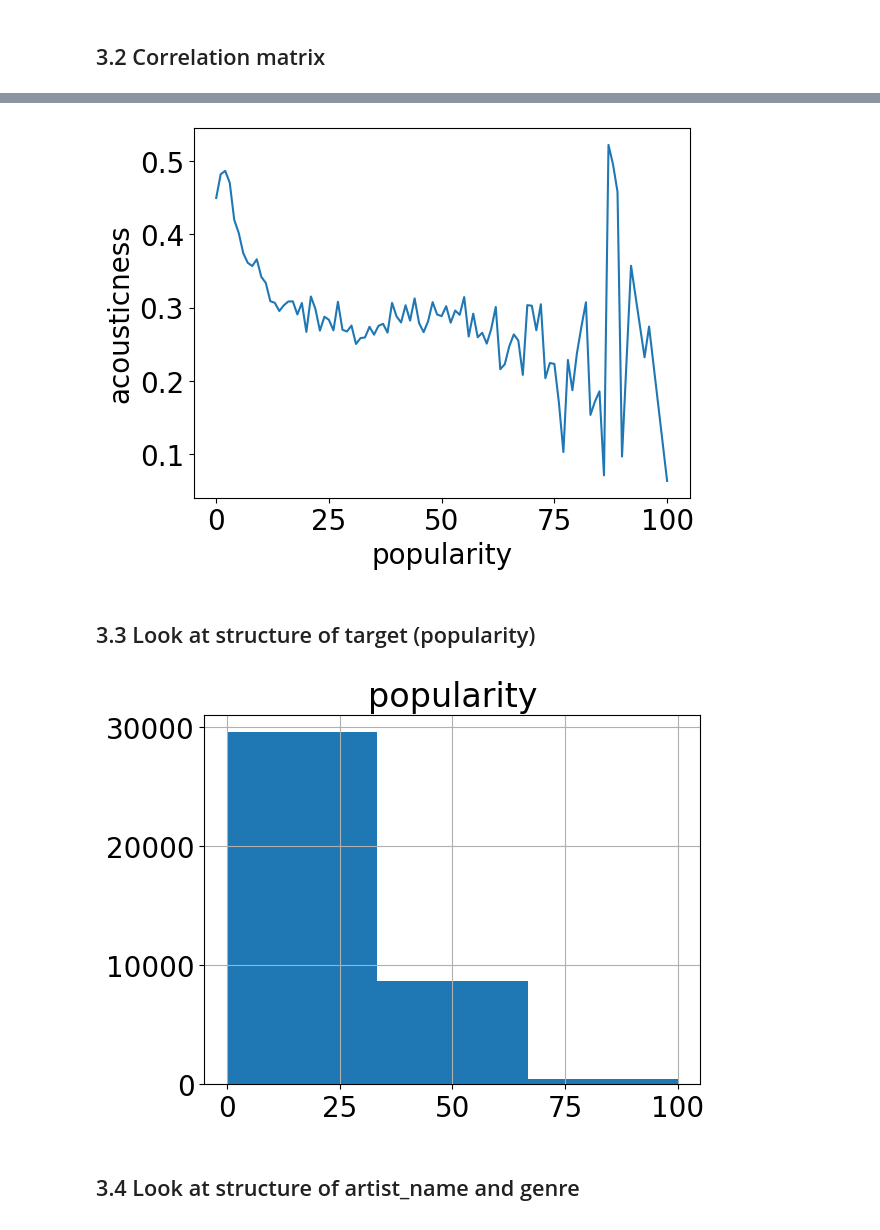
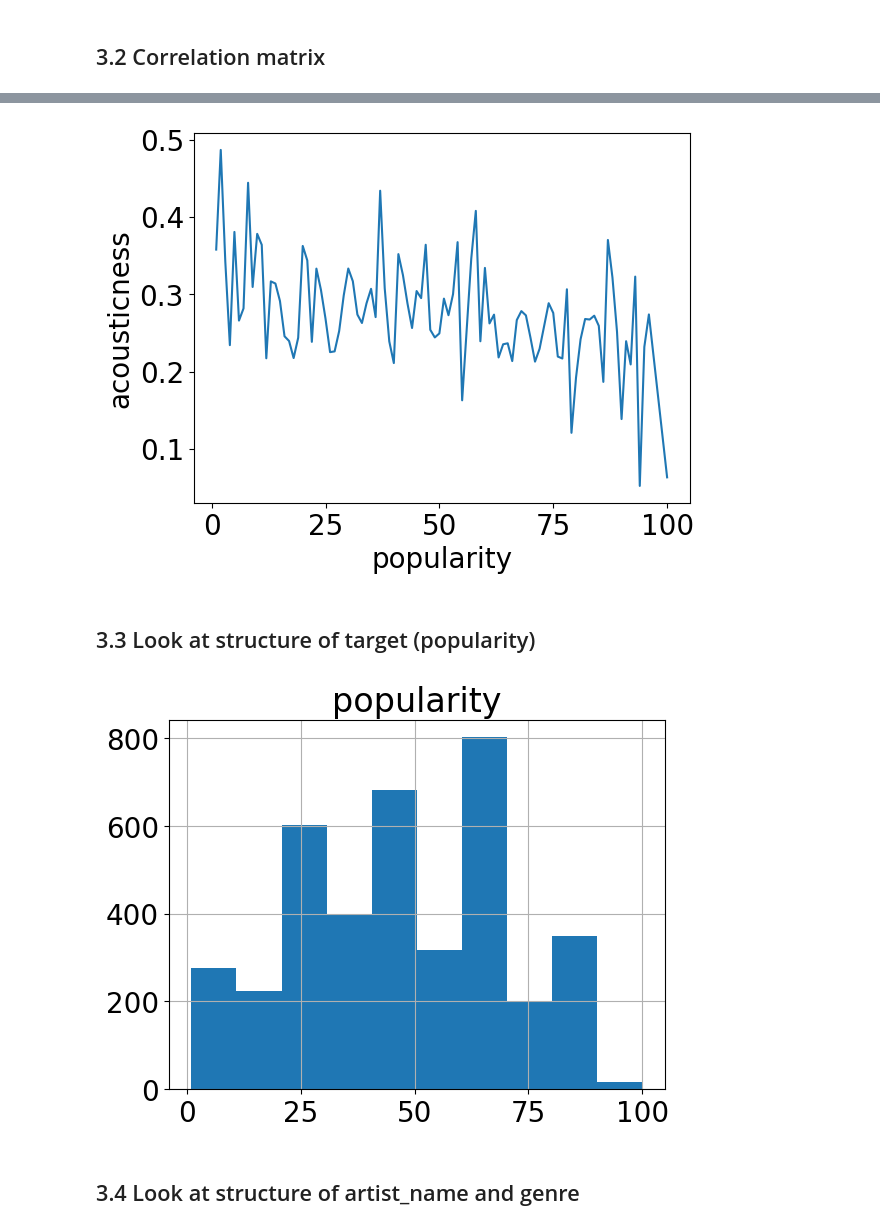
Before and after one commit to MrP29/EECS3401_Project, a Jupyter notebook: 3401_project.ipynb, the cells around one changed output, grey strips where cells are left out. Saved outputs shown, nothing was run; the diff lists cells and outputs as text; code cells hidden in the pictures.

```diff
--- a/3401_project.ipynb
+++ b/3401_project.ipynb
@@ -75,7 +75,7 @@ Series is used for datasets with only one column, and DataFrame is used for data
 # %%
 # Load the dataset
 
-url = "https://raw.githubusercontent.com/MrP29/EECS3401_Project/main/data/spotify_data_2023.csv"
+url = "https://raw.githubusercontent.com/MrP29/EECS3401_Project/main/data/spotify_songs.csv"
 songs = pd.read_csv(url, sep=',')
 
 # Let's create a backup copy of the dataset
@@ -182,14 +184,14 @@ pop_vs_loud = sns.lineplot(x="popularity", y="loudness", data=songs, errorbar=No
 # %%
 pop_vs_acousticness = sns.lineplot(x="popularity", y="acousticness", data=songs, errorbar=None)
 # %% [output]
-[figure, old version]
+[figure, new version]
 # %% [markdown]
 ## 3.3 Look at structure of target (popularity)
 # %%
-songs.hist(column="popularity", bins=3)
+songs.hist(column="popularity", bins=10)
 plt.show()
 # %% [output]
-[figure, old version]
+[figure, new version]
 # %% [markdown]
 ## 3.4 Look at structure of artist_name and genre
 # %%
```
Also changed, not shown: parts of 29 cells of this notebook.
